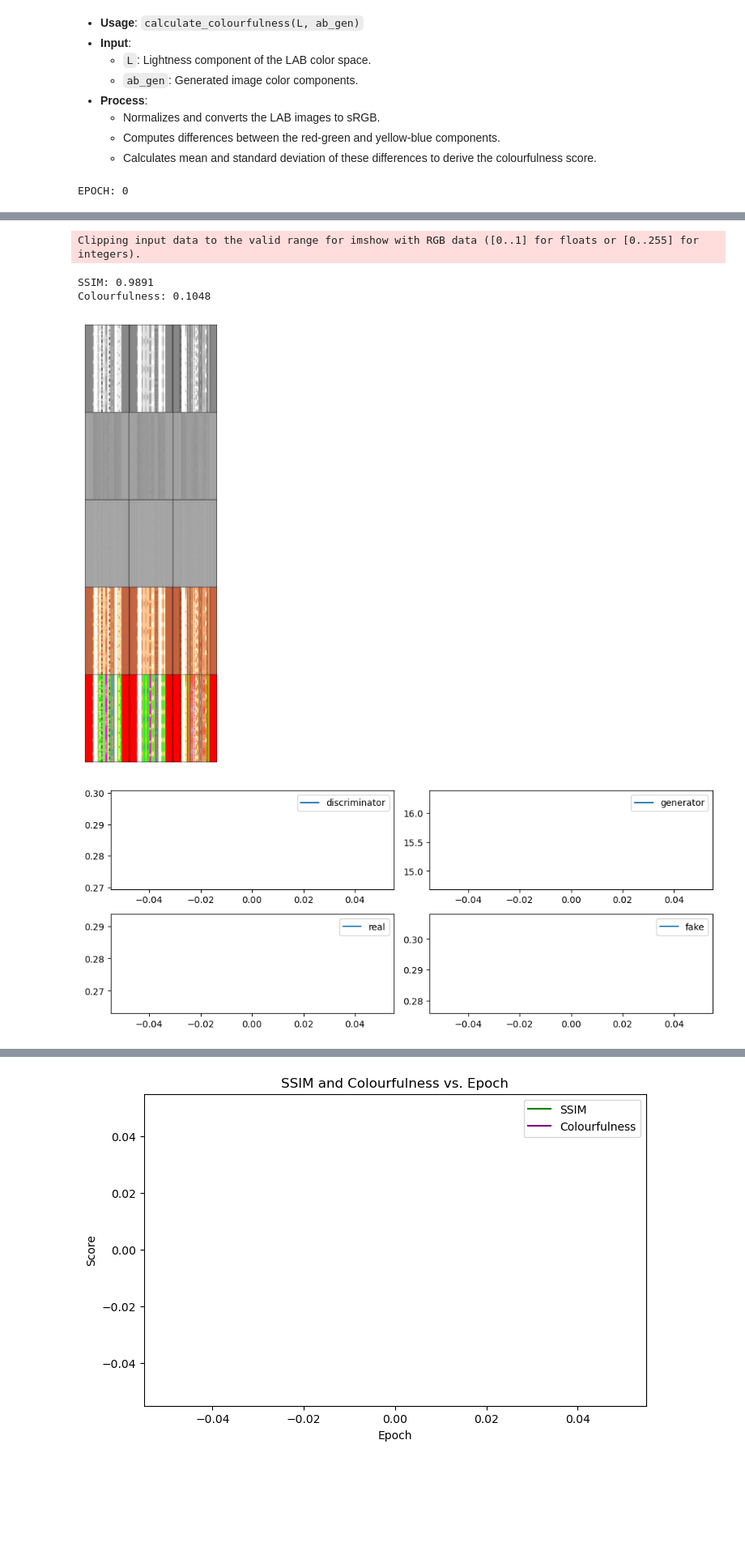
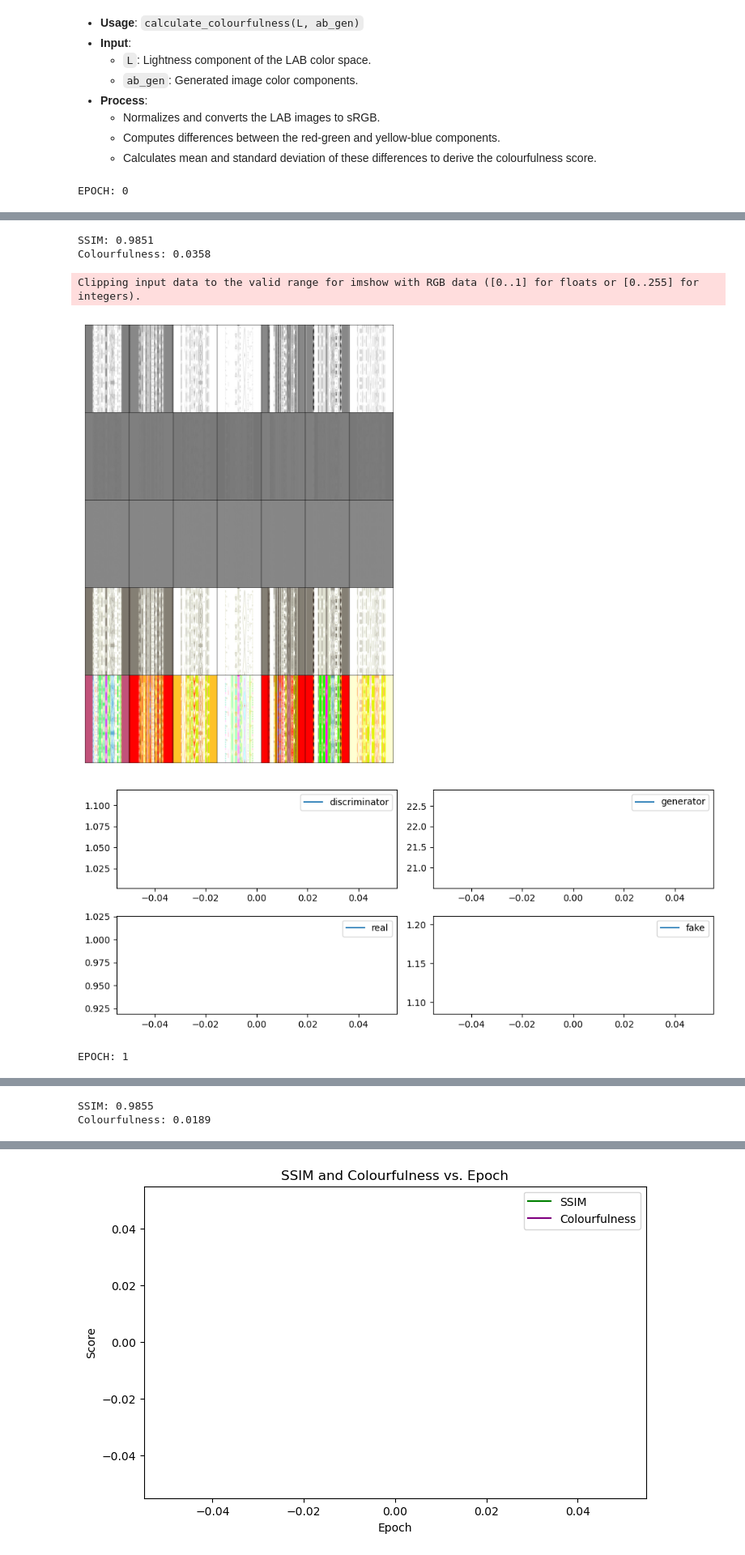
Before and after one commit to rachelrdmk/FinalResearch-Colorization-Ulos-using-ConditionalGAN, a Jupyter notebook: [Harungguan] Image Colorization using cGAN.ipynb, the cells around one changed output, grey strips where cells are left out. Shown at 81% size. Drawn from its saved outputs; the diff is of its cells as text; code cells hidden in the pictures; blank space fills up the shorter version.

Commit message:
Update code trainer

```diff
--- a/[Harungguan] Image Colorization using cGAN.ipynb
+++ b/[Harungguan] Image Colorization using cGAN.ipynb
@@ -237,7 +241,7 @@ test_dl = DataLoader(test_data, batch_size=4, shuffle=True)
 train_data = ImageColorizeDataset("dataset_harungguan",
 								  transforms=t, train=True)
 # DataLoader for the training dataset, with a batch size of 8 and shuffling enabled
-train_dl = DataLoader(train_data, batch_size=4, shuffle=True)
+train_dl = DataLoader(train_data, batch_size=8, shuffle=True)
 # %% [markdown]
 #### Setting Up Data Loaders
 
@@ -560,7 +564,7 @@ Estimated Total Size (MB): 702.09
 ## 5. Trainer <a class="anchor" id="training"></a>
 # %%
 class Trainer:
-    def __init__(self, G, D, device, batch_size=4, lr_g=1e-4, lr_d=4e-4, l1_lambda=100, d2g_ratio=2, plot_rate=1):
+    def __init__(self, G, D, device, batch_size=32, lr_g=1e-4, lr_d=4e-4, l1_lambda=100, d2g_ratio=2, plot_rate=1):
         self.G = G
         self.D = D
 
@@ -614,7 +618,7 @@ class Trainer:
 
             if (epoch + 1) % self.plot_rate == 0:
                 self._plot_epoch_stats(epoch)
-                self._plot_fake_images(images, targets, epochs)
+                self._plot_fake_images(images, targets, epoch) # Plot the generated images
             self._plot_stats()
 
     def _train_generator(self, inputs, targets):
@@ -684,7 +688,7 @@ class Trainer:
 
         a = fake[:, 0, :, :].unsqueeze(1).expand(to_show.shape)
         b = fake[:, 1, :, :].unsqueeze(1).expand(to_show.shape)
-        grid = torchvision.utils.make_grid(torch.cat([images.expand(to_show.shape), a, b, to_show, to_show_real], dim=0), nrow=3, padding=1, scale_each=True)
+        grid = torchvision.utils.make_grid(torch.cat([images.expand(to_show.shape), a, b, to_show, to_show_real], dim=0), nrow=7, padding=1, scale_each=True)
         grid_image = grid.cpu().permute(1, 2, 0).numpy()
         grid_image = (grid_image - grid_image.min()) / (grid_image.max() - grid_image.min())  # Scale to [0, 1]
 
@@ -703,14 +707,14 @@ class Trainer:
         to_show = lab_to_rgb(images, fake, device=self.device)
 
         grid = torchvision.utils.make_grid(torch.cat([to_show.expand(to_show.shape), torch.flip(to_show, [2])], dim=0),
-                                           nrow=3, padding=0, scale_each=True)
+                                           nrow=7, padding=0, scale_each=True)
 
         # Save the figure using PIL
         grid_image = grid.cpu().permute(1, 2, 0).numpy()
         grid_image = (grid_image - grid_image.min()) / (grid_image.max() - grid_image.min())  # Scale to [0, 1]
         grid_image = (grid_image * 255).astype(np.uint8)  # Scale to [0, 255]
 
-        for id, ulos in enumerate(np.array_split(grid_image, 3, axis=1)):
+        for id, ulos in enumerate(np.array_split(grid_image, 7, axis=1)):
             # pil_image = Image.fromarray((ulos * 255).astype(np.uint8))
             pil_image = Image.fromarray(ulos)
             pil_image.save(f'{output_dir}/generated_harungguan_{epoch}_image_{id}.png')
@@ -888,6 +840,6 @@ Based on a study by Hasler and Suesstrunk, the Colourfulness metric measures the
 trainer = Trainer(G, D, device) # Initialize the trainer with the generator and discriminator
 # %%
 # Train the models for 50 epochs
-trainer.train(train_dl, epochs=1)
+trainer.train(train_dl, epochs=2)
 # %% [output]
 EPOCH: 0
@@ -895,5 +847,6 @@ EPOCH: 0
-Clipping input data to the valid range for imshow with RGB data ([0..1] for floats or [0..255] for integers).
+SSIM: 0.9851
+Colourfulness: 0.0358
-SSIM: 0.9891
-Colourfulness: 0.1048
+Clipping input data to the valid range for imshow with RGB data ([0..1] for floats or [0..255] for integers).
-[figure, old version]
+[figure, new version]
-[figure, old version]
+[figure, new version]
+EPOCH: 1
@@ -899,0 +854,2 @@ Colourfulness: 0.1048
+SSIM: 0.9855
+Colourfulness: 0.0189
```
Also changed, not shown: parts of 9 cells of this notebook, 1 other file.
